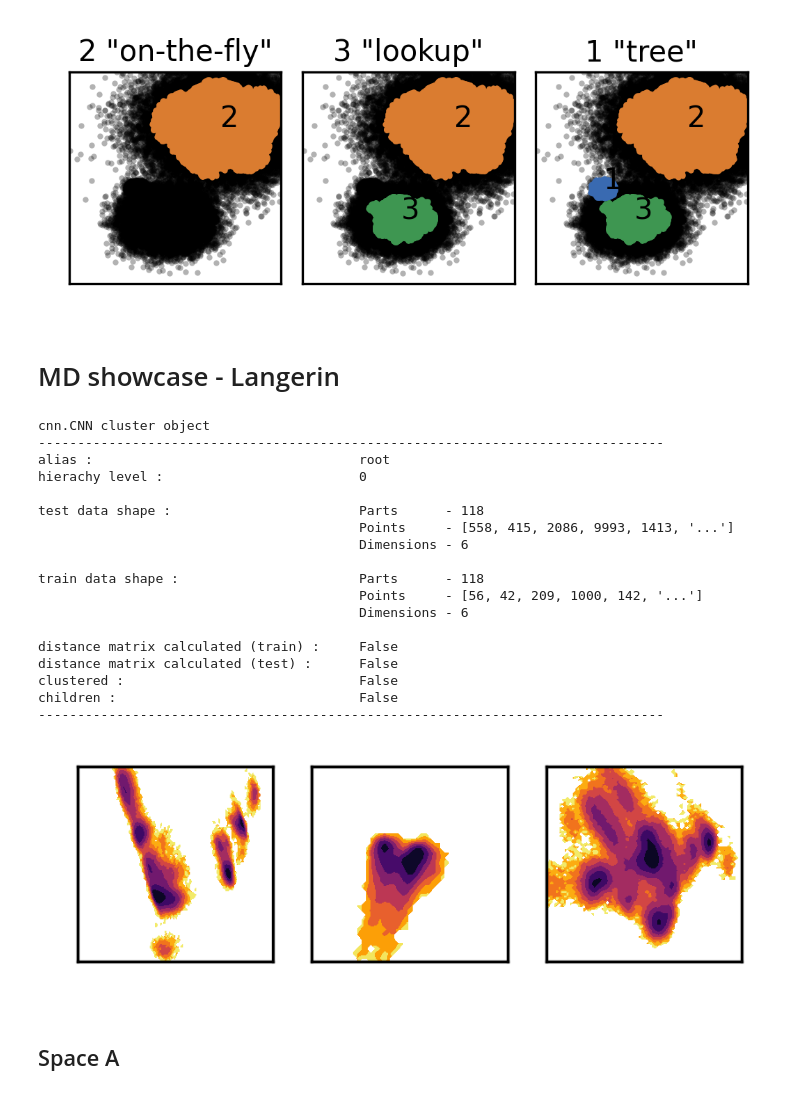
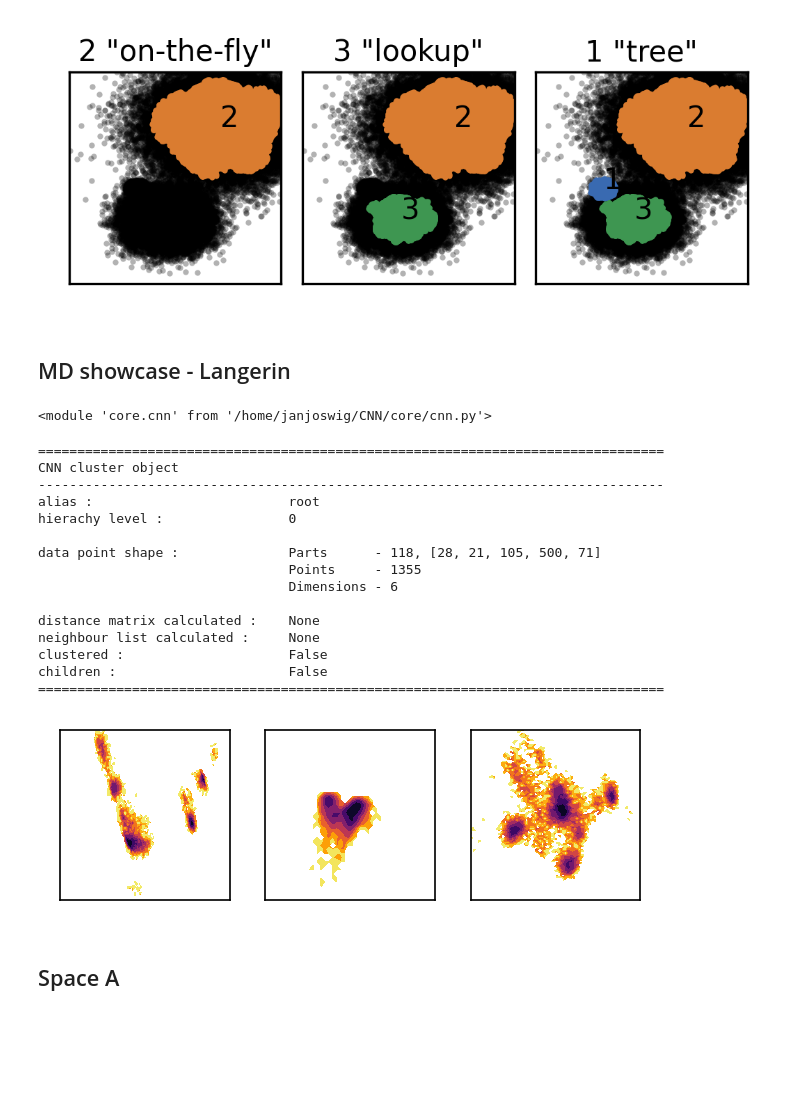
Before and after one commit to janjoswig/CommonNNClustering, a Jupyter notebook: tutorial/tutorial.ipynb, the cells around one changed output. Drawn from its saved outputs; the diff is of its cells as text; code cells hidden in the pictures; blank space fills up the shorter version.

```diff
--- a/tutorial/tutorial.ipynb
+++ b/tutorial/tutorial.ipynb
@@ -143,20 +144,3 @@ dsets = [
         'max_clusters': None
         }),
     ]
-# %%
-# Axis property defaults for the following plots
-ax_props = {
-    "xlabel": None,
-    "ylabel": None,
-    "xlim": (-2.5, 2.5),
-    "ylim": (-2.5, 2.5),
-    "xticks": (),
-    "yticks": (),
-    "aspect": "equal"
-}
-
-# Line plot property defaults
-line_props = {
-    "linewidth": 0,
-    "marker": '.',
-}
@@ -622,47 +653,47 @@ Tree built in 0.00 seconds
 Tree prediction in 10.82 seconds
 [figure]
 # %% [markdown]
-# MD showcase - Langerin
+## MD showcase - Langerin
+# %%
+importlib.reload(cnn)
+# %% [output]
+<module 'core.cnn' from '/home/janjoswig/CNN/core/cnn.py'>
 # %%
-cobj = cnn.CNN(test=[x[::20, :6] for x in np.load("../data/md_showcase_langerin.npy", allow_pickle=True)])
-cobj.cut(points=(None, None, 10))
+cobj = cnn.CNN(points=[x[::20, :6] for x in np.load("../data/md_showcase_langerin.npy", allow_pickle=True)])
+robj = cobj.cut(points=(None, None, 10))
 # %%
 print(cobj)
 # %% [output]
-cnn.CNN cluster object
+================================================================================
+CNN cluster object
 --------------------------------------------------------------------------------
-alias :                                  root
-hierachy level :                         0
+alias :                         root
+hierachy level :                0
 
-test data shape :                        Parts      - 118
-                                         Points     - [558, 415, 2086, 9993, 1413, '...']
-                                         Dimensions - 6
+data point shape :              Parts      - 118, [28, 21, 105, 500, 71]
+                                Points     - 1355
+                                Dimensions - 6
 
-train data shape :                       Parts      - 118
-                                         Points     - [56, 42, 209, 1000, 142, '...']
-                                         Dimensions - 6
-
-distance matrix calculated (train) :     False
-distance matrix calculated (test) :      False
-clustered :                              False
-children :                               False
---------------------------------------------------------------------------------
+distance matrix calculated :    None
+neighbour list calculated :     None
+clustered :                     False
+children :                      False
+================================================================================
 # %%
-mode = "test"
 fig, Ax = plt.subplots(
     1, 3,
     figsize=(mpl.rcParams['figure.figsize'][0],
              mpl.rcParams['figure.figsize'][1]*0.5)
     )
 
 for dim in range(3):
     _ = cobj.evaluate(
         ax=Ax[dim], plot="contourf",
-        mode=mode, ax_props=ax_props,
+        ax_props=ax_props,
         dim=(dim*2, dim*2 + 1)
         )
 # %% [output]
-[figure, old version]
+[figure, new version]
 # %% [markdown]
 <a name="space_a" />
 
```
Also changed, not shown: parts of 27 cells of this notebook, 42 other files.
